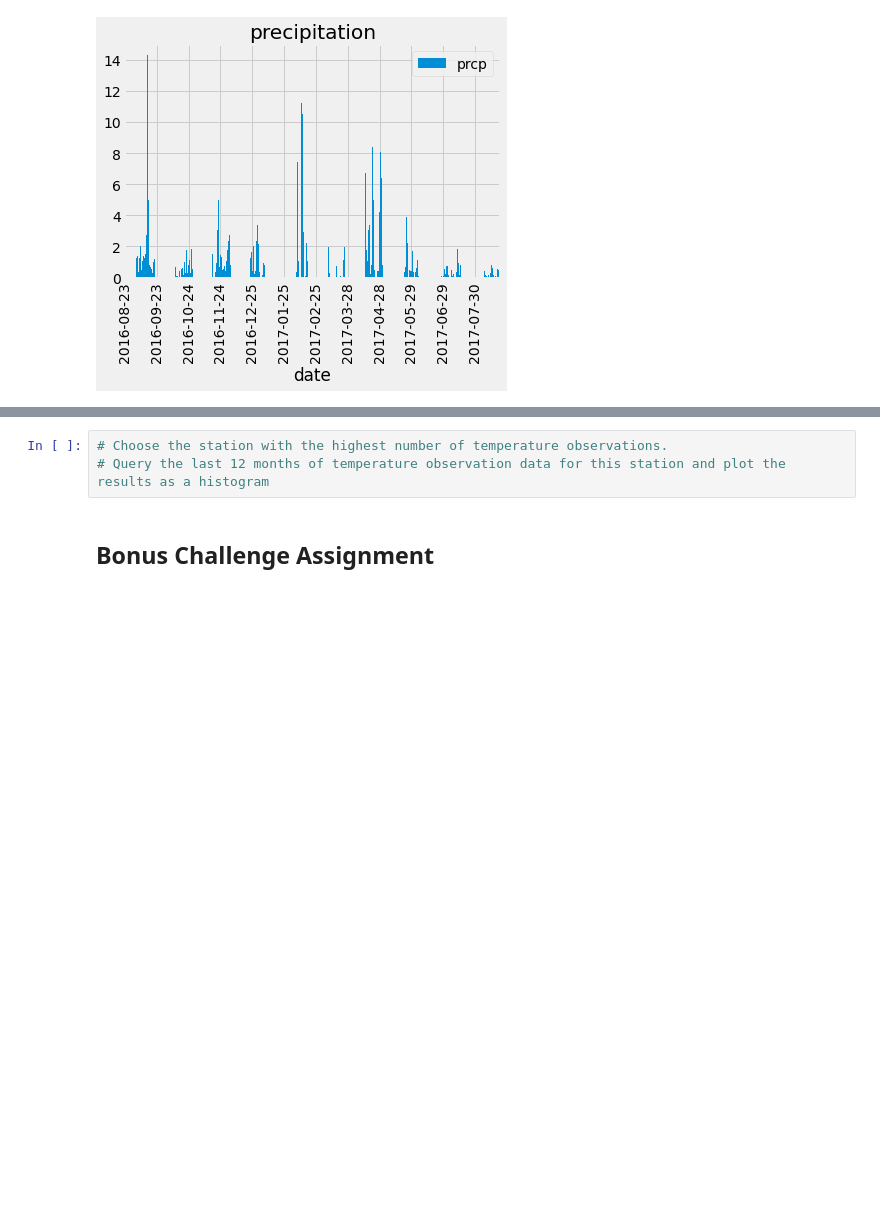
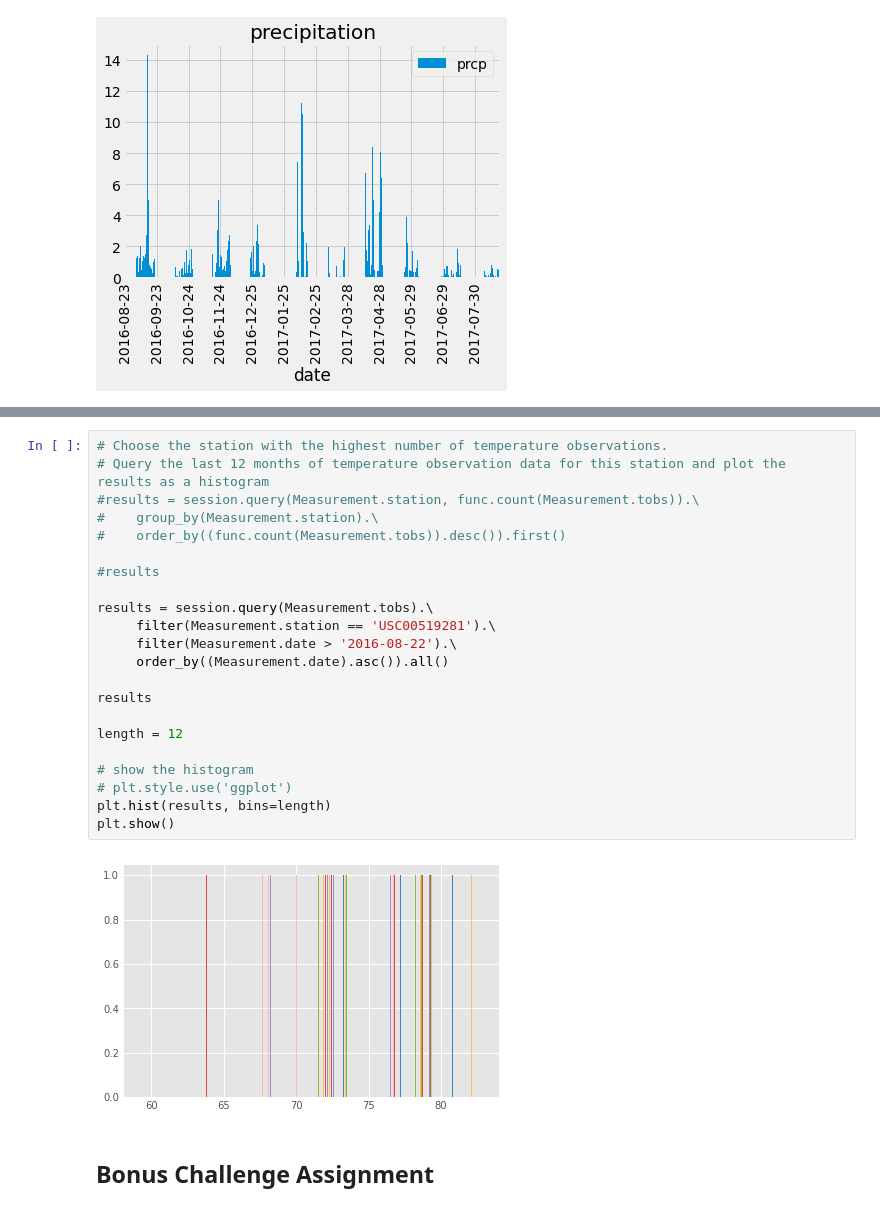
Before and after one commit to patrickfspring/Climate-Study-with-SQLAlchemy-and-Flask-API, a Jupyter notebook: Analysis/climate_starter.ipynb, the cells around one changed output, grey strips where cells are left out. Drawn from its saved outputs; the diff is of its cells as text; blank space fills up the shorter version.

```diff
--- a/Analysis/climate_starter.ipynb
+++ b/Analysis/climate_starter.ipynb
@@ -123,6 +174,27 @@ plt.show()
 # %%
 # Choose the station with the highest number of temperature observations.
 # Query the last 12 months of temperature observation data for this station and plot the results as a histogram
+#results = session.query(Measurement.station, func.count(Measurement.tobs)).\
+#    group_by(Measurement.station).\
+#    order_by((func.count(Measurement.tobs)).desc()).first()
+
+#results
+
+results = session.query(Measurement.tobs).\
+     filter(Measurement.station == 'USC00519281').\
+     filter(Measurement.date > '2016-08-22').\
+     order_by((Measurement.date).asc()).all()
+
+results
+
+length = 12
+
+# show the histogram
+# plt.style.use('ggplot')
+plt.hist(results, bins=length)
+plt.show()
+# %% [output]
+[figure, added]
 # %% [markdown]
 ## Bonus Challenge Assignment
 # %%
```
Also changed, not shown: parts of 5 cells of this notebook.
